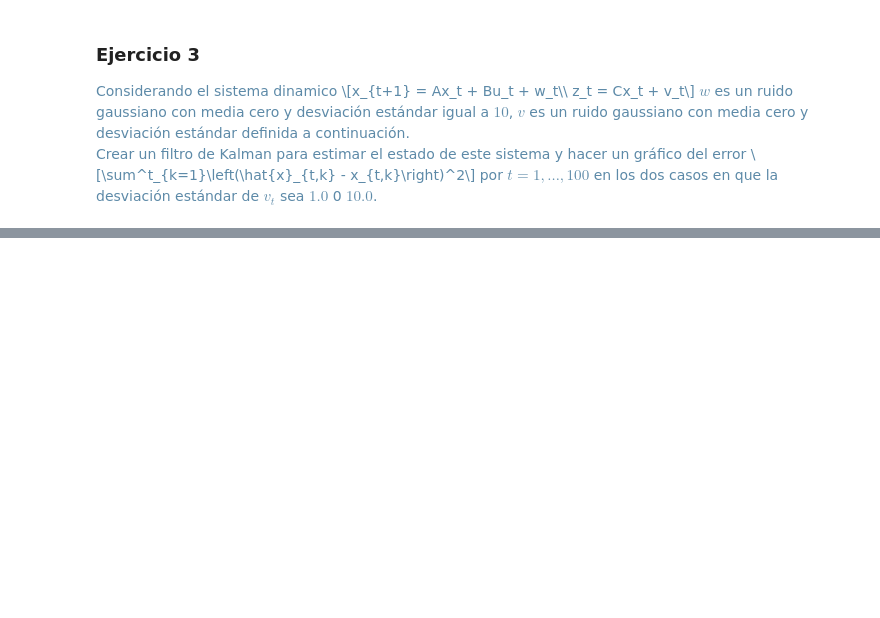
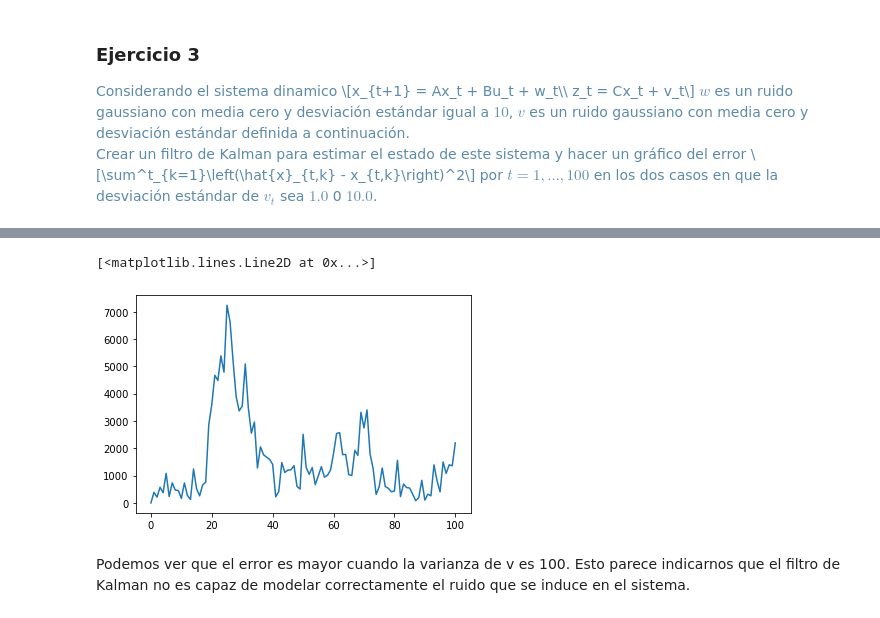
Before and after one commit to OscarGB/MUCD-PE, a Jupyter notebook: P3/Untitled.ipynb, the cells around one changed output, grey strips where cells are left out. Saved outputs shown, nothing was run; the diff lists cells and outputs as text; code cells hidden in the pictures; blank space fills up the shorter version.

```diff
--- a/P3/Untitled.ipynb
+++ b/P3/Untitled.ipynb
@@ -161,0 +224,28 @@ P = np.eye(4)*1000
+# %%
+variance_w = 100.0
+variance_v = 100.0
+
+A = np.array([[0.150, 0.150, 0.700, -0.200],
+              [0.150, 0.150, -0.200, 0.700],
+              [0.700, -0.200, 0.150, 0.150],
+              [-0.200, 0.700, 0.150, 0.150]])
+
+B = np.array([[1.0],
+              [1.0],
+              [1.0],
+              [1.0]])
+
+C = np.array([[1.0,0.0,0.0,0.0],
+              [0.0,1.0,0.0,0.0]])
+# %%
+x,z = generate_x(A,B,C, variance_w, variance_v, 100)
+x_k, z_k = Kalman([x[0]], [z[0]], A, B, C, variance_w, variance_v, 100)
+# %%
+errors = [CWSE(real, kal) for real, kal in zip(x, x_k)]
+# %%
+plt.plot(errors)
+# %% [output]
+[<matplotlib.lines.Line2D at 0x...>]
+[figure, added]
+# %% [markdown]
+Podemos ver que el error es mayor cuando la varianza de v es 100. Esto parece indicarnos que el filtro de Kalman no es capaz de modelar correctamente el ruido que se induce en el sistema.
```
Also changed, not shown: parts of 9 cells of this notebook.
